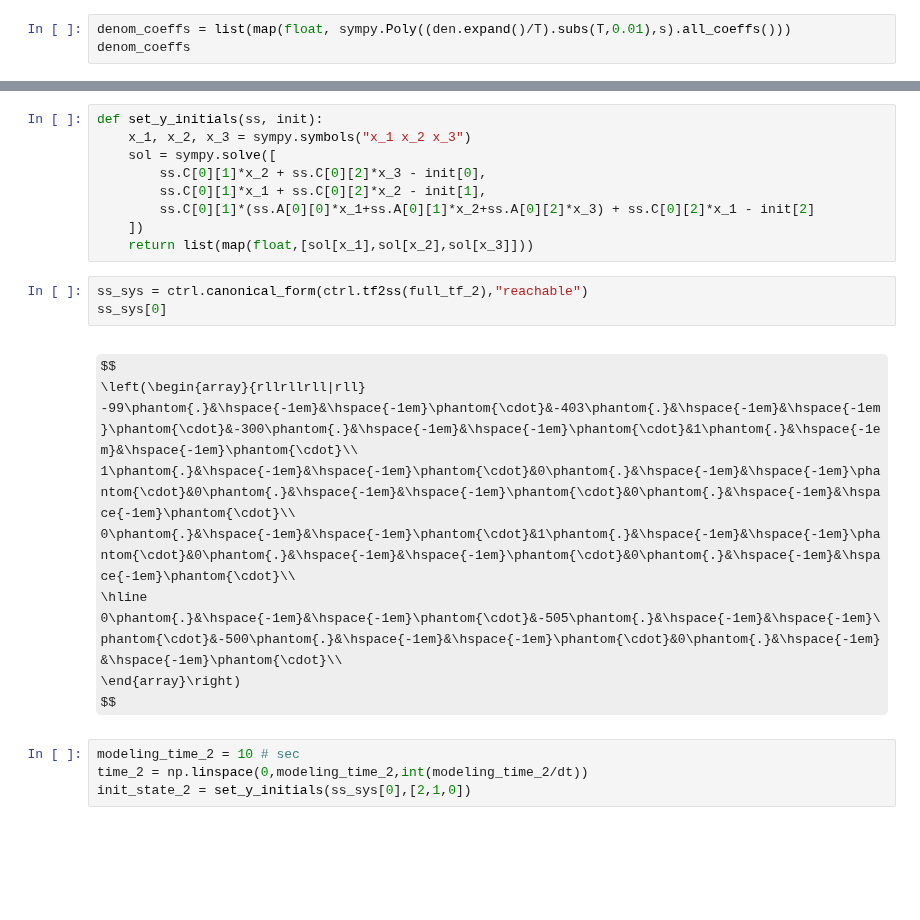
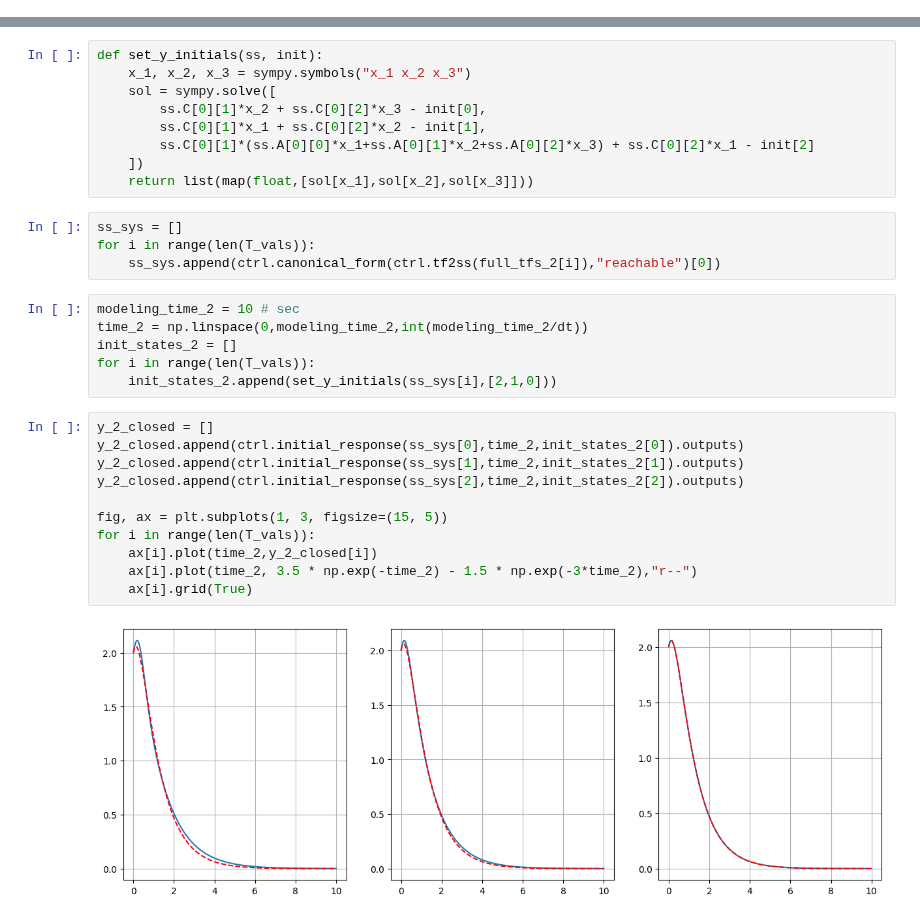
Before and after one commit to diuzhevVlad/control-theory-itmo-2023-2024, a Jupyter notebook: Lab4/Lab4.ipynb, the cells around one changed output, grey strips where cells are left out. Drawn from its saved outputs; the diff is of its cells as text; some formulas as TeX source; blank space fills up the shorter version.

```diff
--- a/Lab4/Lab4.ipynb
+++ b/Lab4/Lab4.ipynb
@@ -105,3 +108,0 @@ num_coeffs
-# %%
-denom_coeffs = list(map(float, sympy.Poly((den.expand()/T).subs(T,0.01),s).all_coeffs()))
-denom_coeffs
@@ -122,19 +120,25 @@ def set_y_initials(ss, init):
     ])
     return list(map(float,[sol[x_1],sol[x_2],sol[x_3]]))
 # %%
-ss_sys = ctrl.canonical_form(ctrl.tf2ss(full_tf_2),"reachable")
-ss_sys[0]
+ss_sys = []
+for i in range(len(T_vals)):
+    ss_sys.append(ctrl.canonical_form(ctrl.tf2ss(full_tfs_2[i]),"reachable")[0])
-# %% [output]
-$$
-\left(\begin{array}{rllrllrll|rll}
--99\phantom{.}&\hspace{-1em}&\hspace{-1em}\phantom{\cdot}&-403\phantom{.}&\hspace{-1em}&\hspace{-1em}\phantom{\cdot}&-300\phantom{.}&\hspace{-1em}&\hspace{-1em}\phantom{\cdot}&1\phantom{.}&\hspace{-1em}&\hspace{-1em}\phantom{\cdot}\\
-1\phantom{.}&\hspace{-1em}&\hspace{-1em}\phantom{\cdot}&0\phantom{.}&\hspace{-1em}&\hspace{-1em}\phantom{\cdot}&0\phantom{.}&\hspace{-1em}&\hspace{-1em}\phantom{\cdot}&0\phantom{.}&\hspace{-1em}&\hspace{-1em}\phantom{\cdot}\\
-0\phantom{.}&\hspace{-1em}&\hspace{-1em}\phantom{\cdot}&1\phantom{.}&\hspace{-1em}&\hspace{-1em}\phantom{\cdot}&0\phantom{.}&\hspace{-1em}&\hspace{-1em}\phantom{\cdot}&0\phantom{.}&\hspace{-1em}&\hspace{-1em}\phantom{\cdot}\\
-\hline
-0\phantom{.}&\hspace{-1em}&\hspace{-1em}\phantom{\cdot}&-505\phantom{.}&\hspace{-1em}&\hspace{-1em}\phantom{\cdot}&-500\phantom{.}&\hspace{-1em}&\hspace{-1em}\phantom{\cdot}&0\phantom{.}&\hspace{-1em}&\hspace{-1em}\phantom{\cdot}\\
-\end{array}\right)
-$$
 # %%
 modeling_time_2 = 10 # sec
 time_2 = np.linspace(0,modeling_time_2,int(modeling_time_2/dt))
-init_state_2 = set_y_initials(ss_sys[0],[2,1,0])
+init_states_2 = []
+for i in range(len(T_vals)):
+    init_states_2.append(set_y_initials(ss_sys[i],[2,1,0]))
+# %%
+y_2_closed = []
+y_2_closed.append(ctrl.initial_response(ss_sys[0],time_2,init_states_2[0]).outputs)
+y_2_closed.append(ctrl.initial_response(ss_sys[1],time_2,init_states_2[1]).outputs)
+y_2_closed.append(ctrl.initial_response(ss_sys[2],time_2,init_states_2[2]).outputs)
+
+fig, ax = plt.subplots(1, 3, figsize=(15, 5))
+for i in range(len(T_vals)):
+    ax[i].plot(time_2,y_2_closed[i])
+    ax[i].plot(time_2, 3.5 * np.exp(-time_2) - 1.5 * np.exp(-3*time_2),"r--")
+    ax[i].grid(True)
+# %% [output]
+[figure, added]
```
Also changed, not shown: parts of 20 cells of this notebook.
